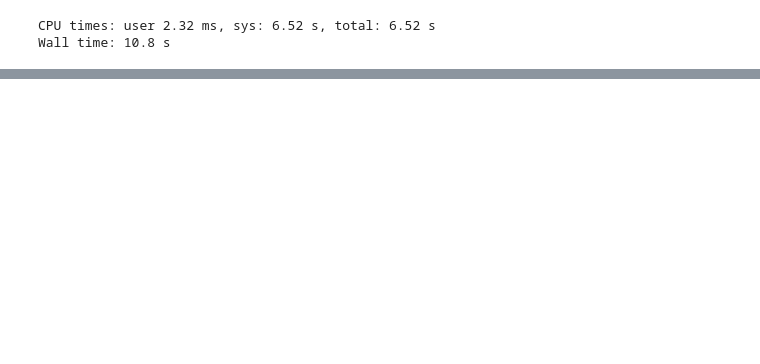
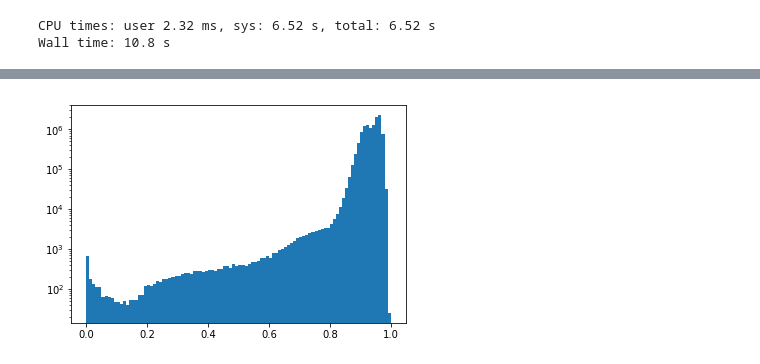
Before and after one commit to alyulina/linkage-equilibrium, a Jupyter notebook: code/jupyter_scripts/uhgg_demo.ipynb, the cells around one changed output, grey strips where cells are left out. Saved outputs shown, nothing was run; the diff lists cells and outputs as text; code cells hidden in the pictures; blank space fills up the shorter version.

```diff
--- a/code/jupyter_scripts/uhgg_demo.ipynb
+++ b/code/jupyter_scripts/uhgg_demo.ipynb
@@ -274,0 +413,6 @@ n11s[0]
+# %%
+diff_frac = cumu_diff_genes[uptri] / cumu_passed_genes[uptri]
+_ = plt.hist(diff_frac, bins=100)
+plt.yscale('log')
+# %% [output]
+[figure, added]
```
Also changed, not shown: parts of 36 cells of this notebook, 2 other files.
